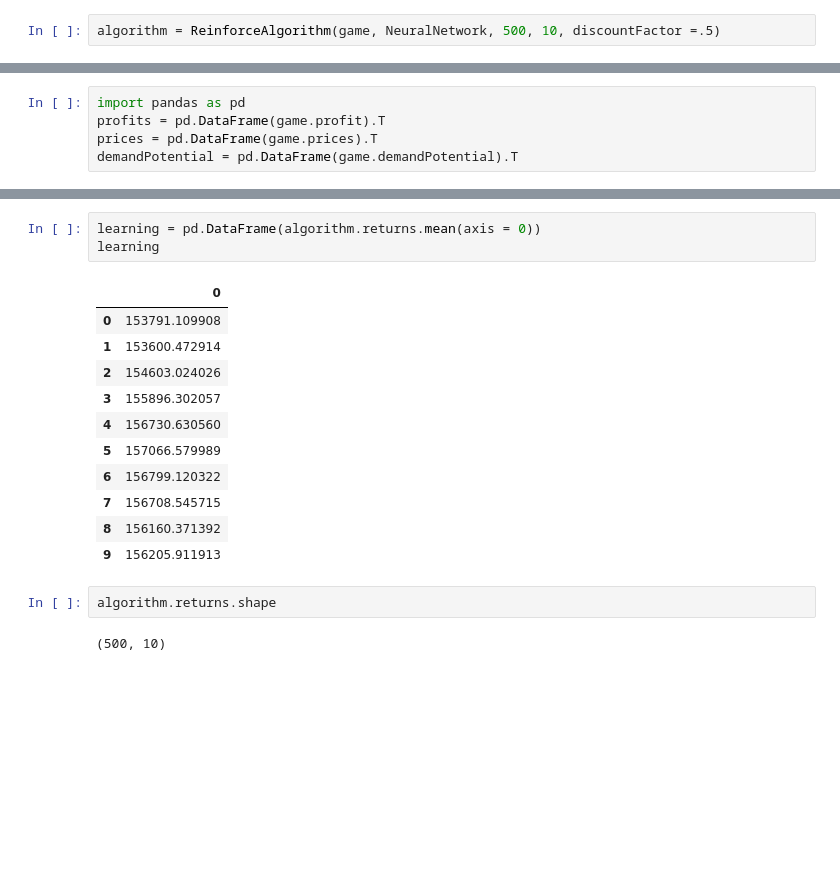
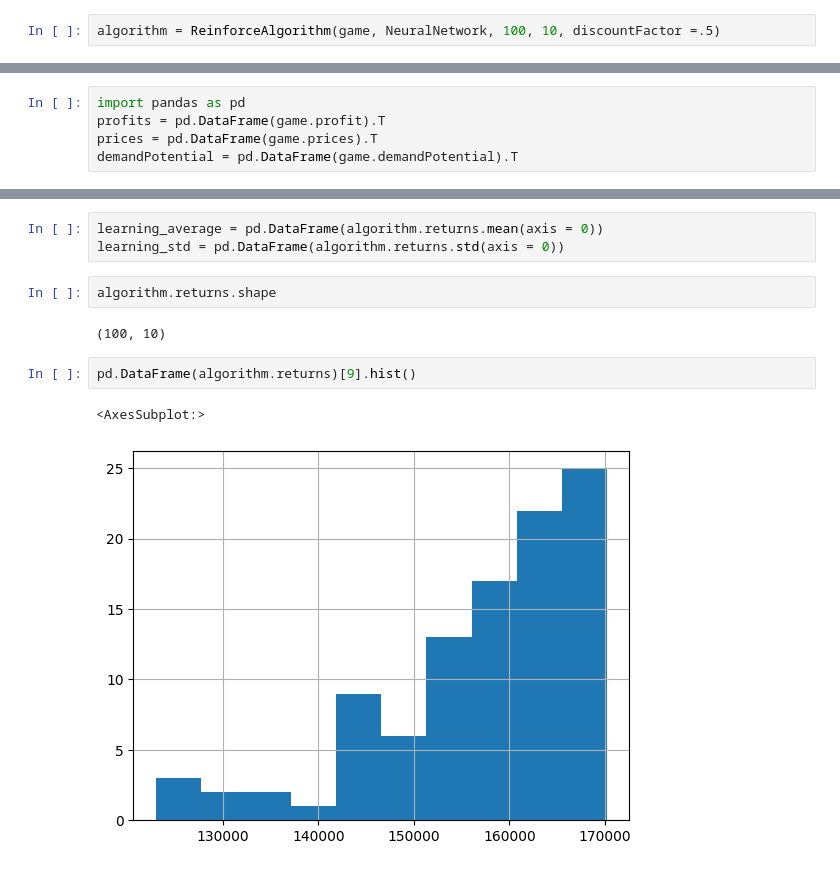
Before and after one commit to stengel/EquiLearn, a Jupyter notebook: learningAgents/src/LearningAgent Simulations.ipynb, the cells around one changed output, grey strips where cells are left out. Drawn from its saved outputs; the diff is of its cells as text; blank space fills up the shorter version.

```diff
--- a/learningAgents/src/LearningAgent Simulations.ipynb
+++ b/learningAgents/src/LearningAgent Simulations.ipynb
@@ -37,7 +37,7 @@ def NeuralNetwork():
 
     return policy, optim
 # %%
-algorithm = ReinforceAlgorithm(game, NeuralNetwork, 500, 10, discountFactor =.5)
+algorithm = ReinforceAlgorithm(game, NeuralNetwork, 100, 10, discountFactor =.5)
 # %%
 algorithm.solver()
 # %%
@@ -123,22 +123,15 @@ prices.plot()
 # %%
-learning = pd.DataFrame(algorithm.returns.mean(axis = 0))
-learning
+learning_average = pd.DataFrame(algorithm.returns.mean(axis = 0))
+learning_std = pd.DataFrame(algorithm.returns.std(axis = 0))
-# %% [output]
-|  | 0 |
-| 0 | 153791.109908 |
-| 1 | 153600.472914 |
-| 2 | 154603.024026 |
-| 3 | 155896.302057 |
-| 4 | 156730.630560 |
-| 5 | 157066.579989 |
-| 6 | 156799.120322 |
-| 7 | 156708.545715 |
-| 8 | 156160.371392 |
-| 9 | 156205.911913 |
 # %%
 algorithm.returns.shape
 # %% [output]
-(500, 10)
+(100, 10)
+# %%
+pd.DataFrame(algorithm.returns)[9].hist()
+# %% [output]
+<AxesSubplot:>
+[figure, added]
 # %%
 learning.plot()
 # %% [output]
```
Also changed, not shown: parts of 8 cells of this notebook, 1 other file.
